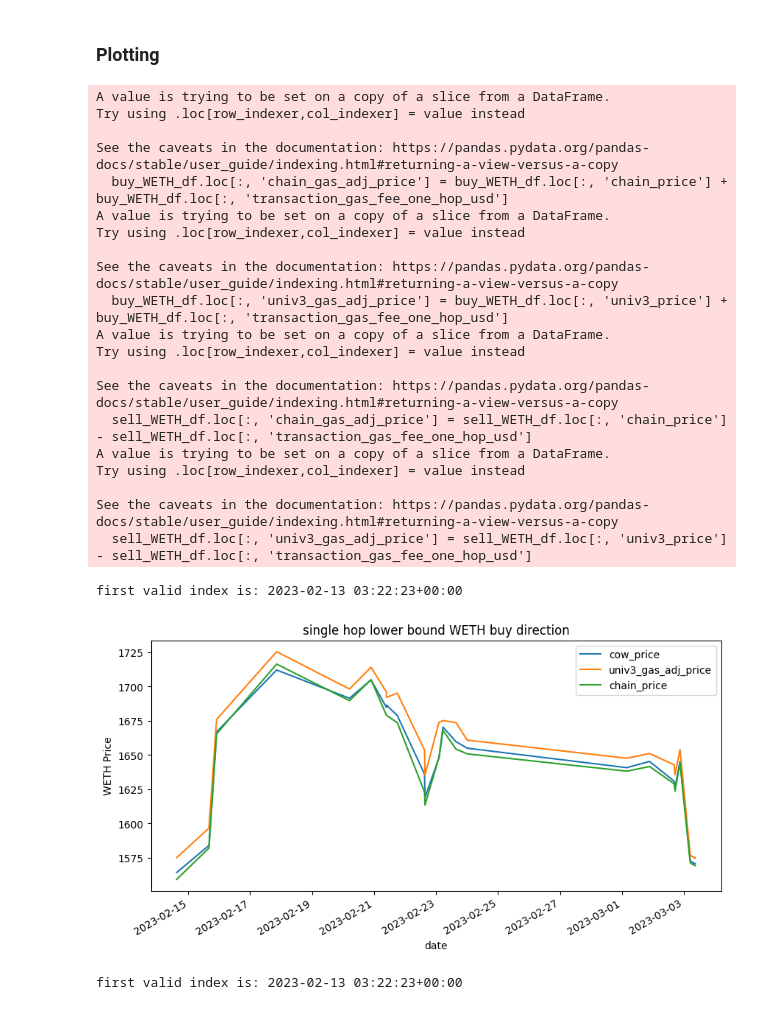
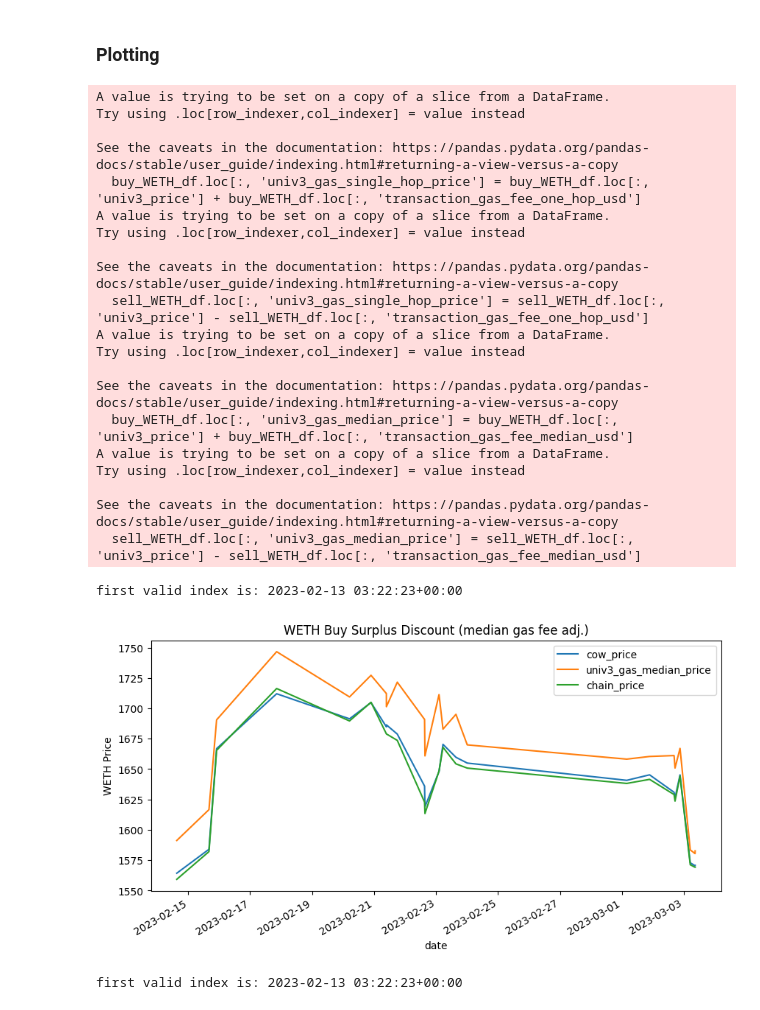
Before and after one commit to mohammed7s/Feedlot, a Jupyter notebook: pipeline/data_analysis.ipynb, the cells around one changed output. Drawn from its saved outputs; the diff is of its cells as text; code cells hidden in the pictures.

```diff
--- a/pipeline/data_analysis.ipynb
+++ b/pipeline/data_analysis.ipynb
@@ -91,33 +91,33 @@ buy_WETH_df.loc[:, 'univ3_gas_single_hop_price'] = buy_WETH_df.loc[:, 'univ3_pri
 sell_WETH_df.loc[:, 'univ3_gas_single_hop_price'] = sell_WETH_df.loc[:, 'univ3_price'] - sell_WETH_df.loc[:, 'transaction_gas_fee_one_hop_usd']
 
 # add new price values that add the gas cost
-buy_WETH_df.loc[:, 'univ3_gas_single_hop_price'] = buy_WETH_df.loc[:, 'univ3_price'] + buy_WETH_df.loc[:, 'transaction_gas_fee_median_usd']
-sell_WETH_df.loc[:, 'univ3_gas_single_hop_price'] = sell_WETH_df.loc[:, 'univ3_price'] - sell_WETH_df.loc[:, 'transaction_gas_fee_median_usd']
+buy_WETH_df.loc[:, 'univ3_gas_median_price'] = buy_WETH_df.loc[:, 'univ3_price'] + buy_WETH_df.loc[:, 'transaction_gas_fee_median_usd']
+sell_WETH_df.loc[:, 'univ3_gas_median_price'] = sell_WETH_df.loc[:, 'univ3_price'] - sell_WETH_df.loc[:, 'transaction_gas_fee_median_usd']
 # %% [output]
 A value is trying to be set on a copy of a slice from a DataFrame.
 Try using .loc[row_indexer,col_indexer] = value instead
 
 See the caveats in the documentation: https://pandas.pydata.org/pandas-docs/stable/user_guide/indexing.html#returning-a-view-versus-a-copy
-  buy_WETH_df.loc[:, 'chain_gas_adj_price'] = buy_WETH_df.loc[:, 'chain_price'] + buy_WETH_df.loc[:, 'transaction_gas_fee_one_hop_usd']
+  buy_WETH_df.loc[:, 'univ3_gas_single_hop_price'] = buy_WETH_df.loc[:, 'univ3_price'] + buy_WETH_df.loc[:, 'transaction_gas_fee_one_hop_usd']
 A value is trying to be set on a copy of a slice from a DataFrame.
 Try using .loc[row_indexer,col_indexer] = value instead
 
 See the caveats in the documentation: https://pandas.pydata.org/pandas-docs/stable/user_guide/indexing.html#returning-a-view-versus-a-copy
-  buy_WETH_df.loc[:, 'univ3_gas_adj_price'] = buy_WETH_df.loc[:, 'univ3_price'] + buy_WETH_df.loc[:, 'transaction_gas_fee_one_hop_usd']
+  sell_WETH_df.loc[:, 'univ3_gas_single_hop_price'] = sell_WETH_df.loc[:, 'univ3_price'] - sell_WETH_df.loc[:, 'transaction_gas_fee_one_hop_usd']
 A value is trying to be set on a copy of a slice from a DataFrame.
 Try using .loc[row_indexer,col_indexer] = value instead
 
 See the caveats in the documentation: https://pandas.pydata.org/pandas-docs/stable/user_guide/indexing.html#returning-a-view-versus-a-copy
-  sell_WETH_df.loc[:, 'chain_gas_adj_price'] = sell_WETH_df.loc[:, 'chain_price'] - sell_WETH_df.loc[:, 'transaction_gas_fee_one_hop_usd']
+  buy_WETH_df.loc[:, 'univ3_gas_median_price'] = buy_WETH_df.loc[:, 'univ3_price'] + buy_WETH_df.loc[:, 'transaction_gas_fee_median_usd']
 A value is trying to be set on a copy of a slice from a DataFrame.
 Try using .loc[row_indexer,col_indexer] = value instead
 
 See the caveats in the documentation: https://pandas.pydata.org/pandas-docs/stable/user_guide/indexing.html#returning-a-view-versus-a-copy
-  sell_WETH_df.loc[:, 'univ3_gas_adj_price'] = sell_WETH_df.loc[:, 'univ3_price'] - sell_WETH_df.loc[:, 'transaction_gas_fee_one_hop_usd']
+  sell_WETH_df.loc[:, 'univ3_gas_median_price'] = sell_WETH_df.loc[:, 'univ3_price'] - sell_WETH_df.loc[:, 'transaction_gas_fee_median_usd']
 # %%
 # do a heuristic filter to remove some incorectly calculated outlier data. If transaction_gas_fee_one_hop_usd is greater than 250, then remove it
-buy_WETH_df = buy_WETH_df[buy_WETH_df['transaction_gas_fee_one_hop_usd'] < 250]
-sell_WETH_df = sell_WETH_df[sell_WETH_df['transaction_gas_fee_one_hop_usd'] < 250]
+buy_WETH_df = buy_WETH_df[buy_WETH_df['transaction_gas_fee_median_usd'] < 200]
+sell_WETH_df = sell_WETH_df[sell_WETH_df['transaction_gas_fee_median_usd'] < 200]
 # %%
 # convert index to datetime format
 sell_WETH_df.index = pd.to_datetime(sell_WETH_df.index, utc=True, unit='s')
@@ -130,13 +130,13 @@ print(f'first valid index is: {first_valid_index_buy}')
 first valid index is: 2023-02-13 03:22:23+00:00
 # %%
 # plot cow price vs univ3 and chain gas adjusted prices
-buy_WETH_df.loc[first_valid_index_buy:][['cow_price', 'univ3_gas_adj_price', 'chain_price']].plot(figsize=(10,5))
-plt.title("single hop lower bound WETH buy direction")
+buy_WETH_df.loc[first_valid_index_buy:][['cow_price', 'univ3_gas_median_price', 'chain_price']].plot(figsize=(10,5))
+plt.title("WETH Buy Surplus Discount (median gas fee adj.)")
 plt.xlabel('date')
 plt.ylabel('WETH Price')
 plt.show();
 # %% [output]
-[figure, old version]
+[figure, new version]
 # %%
 # first non nan value in sell_WETH_df['cow_price']
 first_valid_index_sell = sell_WETH_df['cow_price'].first_valid_index()
```
Also changed, not shown: parts of 10 cells of this notebook.
